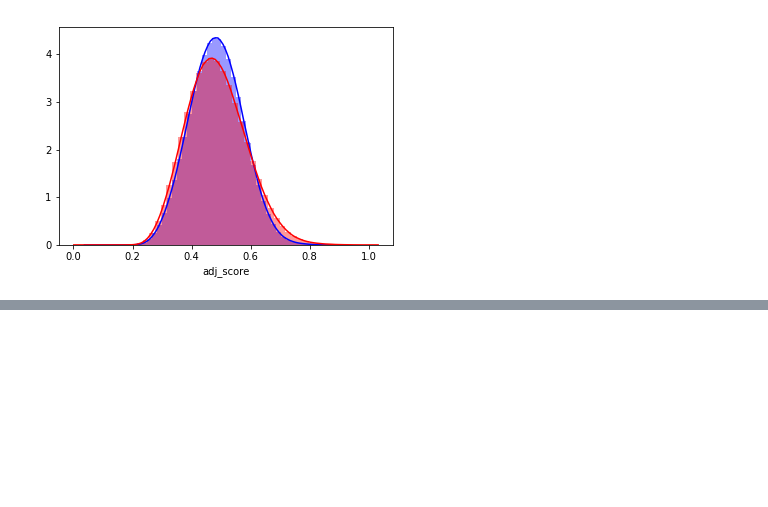
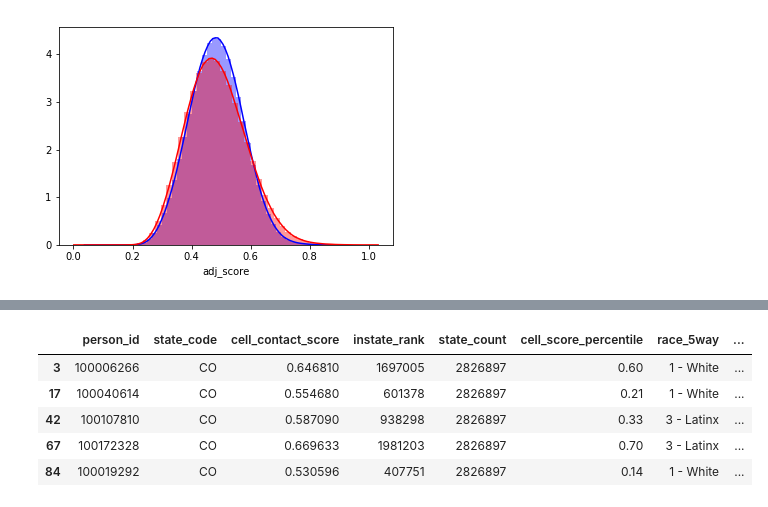
Before and after one commit to za213/bernie-targeting, a Jupyter notebook: modeling/TX Score Adj.ipynb, the cells around one changed output, grey strips where cells are left out. Saved outputs shown, nothing was run; the diff lists cells and outputs as text; code cells hidden in the pictures; blank space fills up the shorter version.

```diff
--- a/modeling/TX Score Adj.ipynb
+++ b/modeling/TX Score Adj.ipynb
@@ -41,3 +126,8 @@ sns.distplot(df_land['adj_score'], norm_hist = True, color = 'red')
 # %% [output]
 <matplotlib.axes._subplots.AxesSubplot at 0x...>
 [figure]
+# %%
+df_cell_outcomes = df_cell[~df_cell['pickup_last'].isna()]
+df_cell_outcomes.loc[df_cell_outcomes['cell_score_percentile'] >= 0.5, 'predicted'] = 1
+df_cell_outcomes.loc[df_cell_outcomes['cell_score_percentile'] < 0.5, 'predicted'] = 0
+#df_cell[~df_cell['pickup_last'].isna()].groupby('pickup_last').count()
@@ -43,0 +145,9 @@ sns.distplot(df_land['adj_score'], norm_hist = True, color = 'red')
+# %%
+df_cell_outcomes.head()
+# %% [output]
+|  | person_id | state_code | cell_contact_score | instate_rank | state_count | cell_score_percentile | race_5way | ... |
+| 3 | 100006266 | CO | 0.646810 | 1697005 | 2826897 | 0.60 | 1 - White | ... |
+| 17 | 100040614 | CO | 0.554680 | 601378 | 2826897 | 0.21 | 1 - White | ... |
+| 42 | 100107810 | CO | 0.587090 | 938298 | 2826897 | 0.33 | 3 - Latinx | ... |
+| 67 | 100172328 | CO | 0.669633 | 1981203 | 2826897 | 0.70 | 3 - Latinx | ... |
+| 84 | 100019292 | CO | 0.530596 | 407751 | 2826897 | 0.14 | 1 - White | ... |
```
Also changed, not shown: parts of 13 cells of this notebook, 2 other files.
